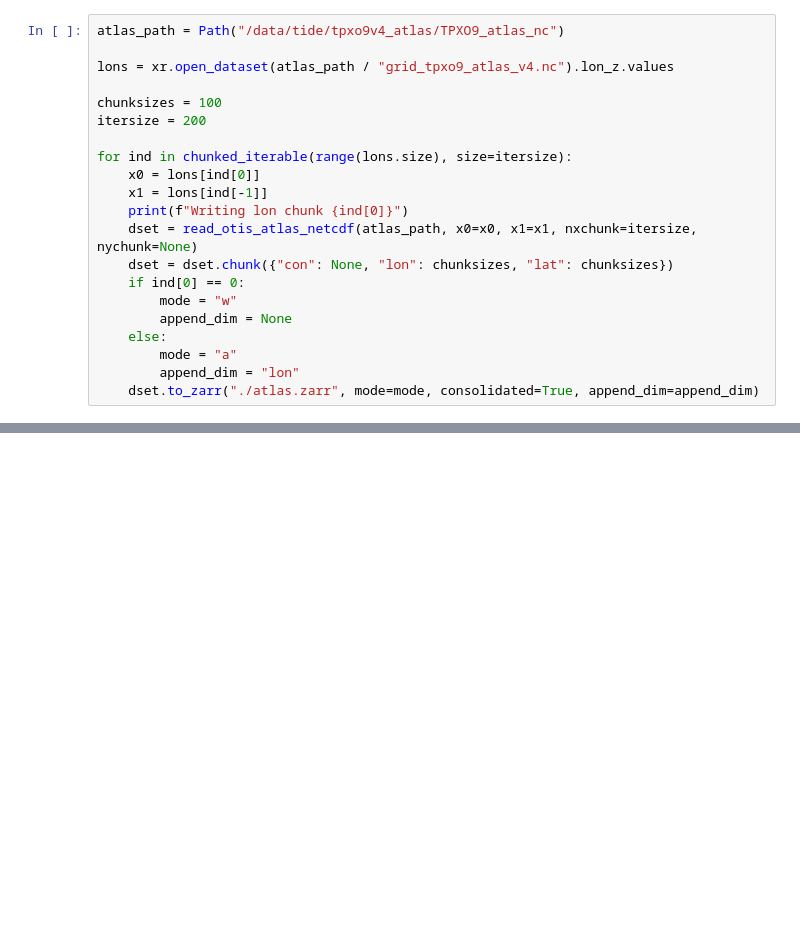
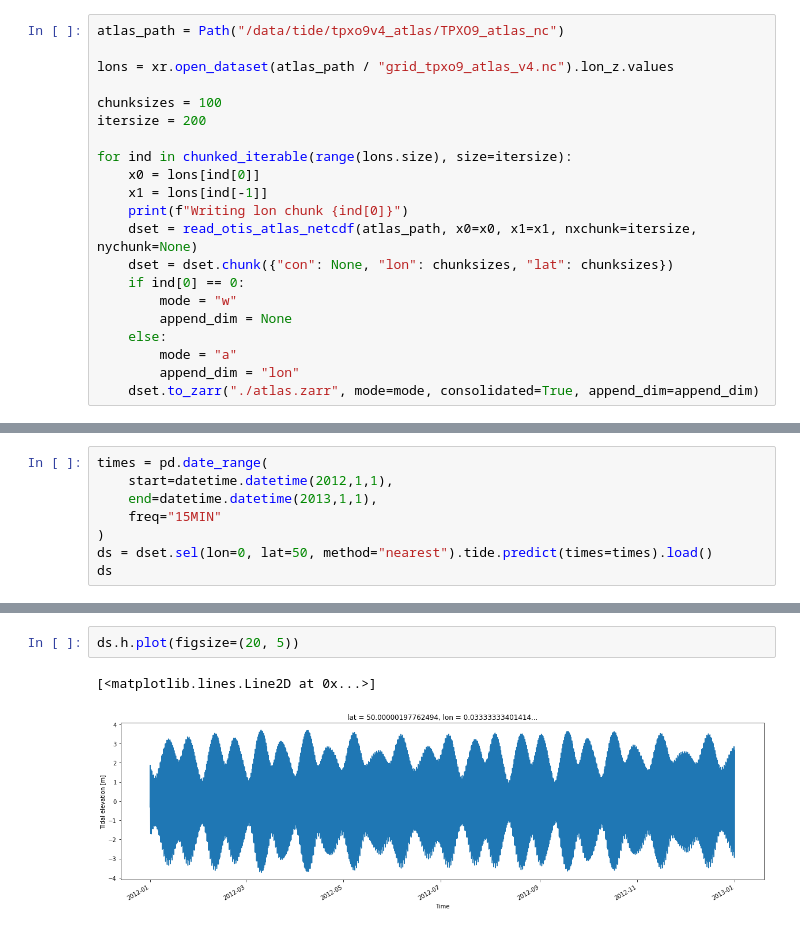
Before and after one commit to simonweppe/oceantide, a Jupyter notebook: notebooks/atlas_to_oceantide.ipynb, the cells around one changed output, grey strips where cells are left out. Drawn from its saved outputs; the diff is of its cells as text; blank space fills up the shorter version.

```diff
--- a/notebooks/atlas_to_oceantide.ipynb
+++ b/notebooks/atlas_to_oceantide.ipynb
@@ -44,0 +117,8 @@ for ind in chunked_iterable(range(lons.size), size=itersize):
+# %%
+times = pd.date_range(
+    start=datetime.datetime(2012,1,1),
+    end=datetime.datetime(2013,1,1),
+    freq="15MIN"
+)
+ds = dset.sel(lon=0, lat=50, method="nearest").tide.predict(times=times).load()
+ds
@@ -44,0 +139,5 @@ for ind in chunked_iterable(range(lons.size), size=itersize):
+# %%
+ds.h.plot(figsize=(20, 5))
+# %% [output]
+[<matplotlib.lines.Line2D at 0x...>]
+[figure, added]
```
Also changed, not shown: parts of 6 cells of this notebook.
